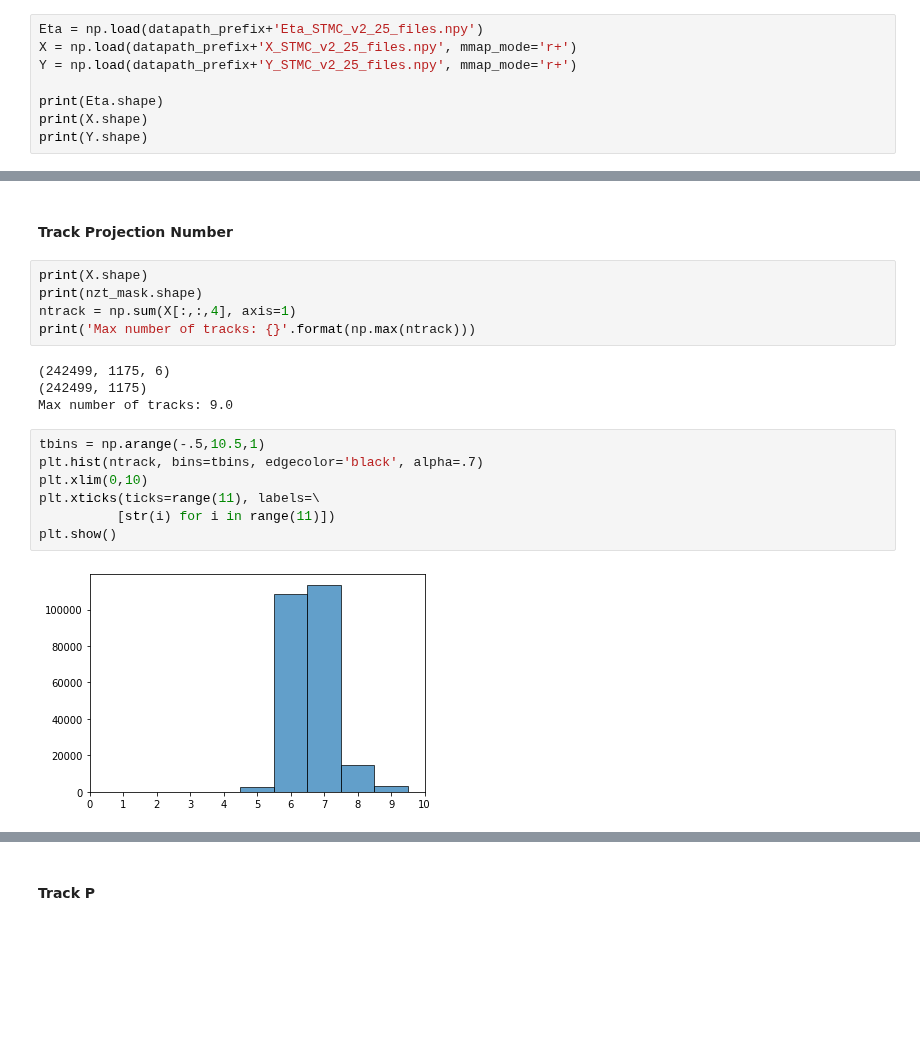
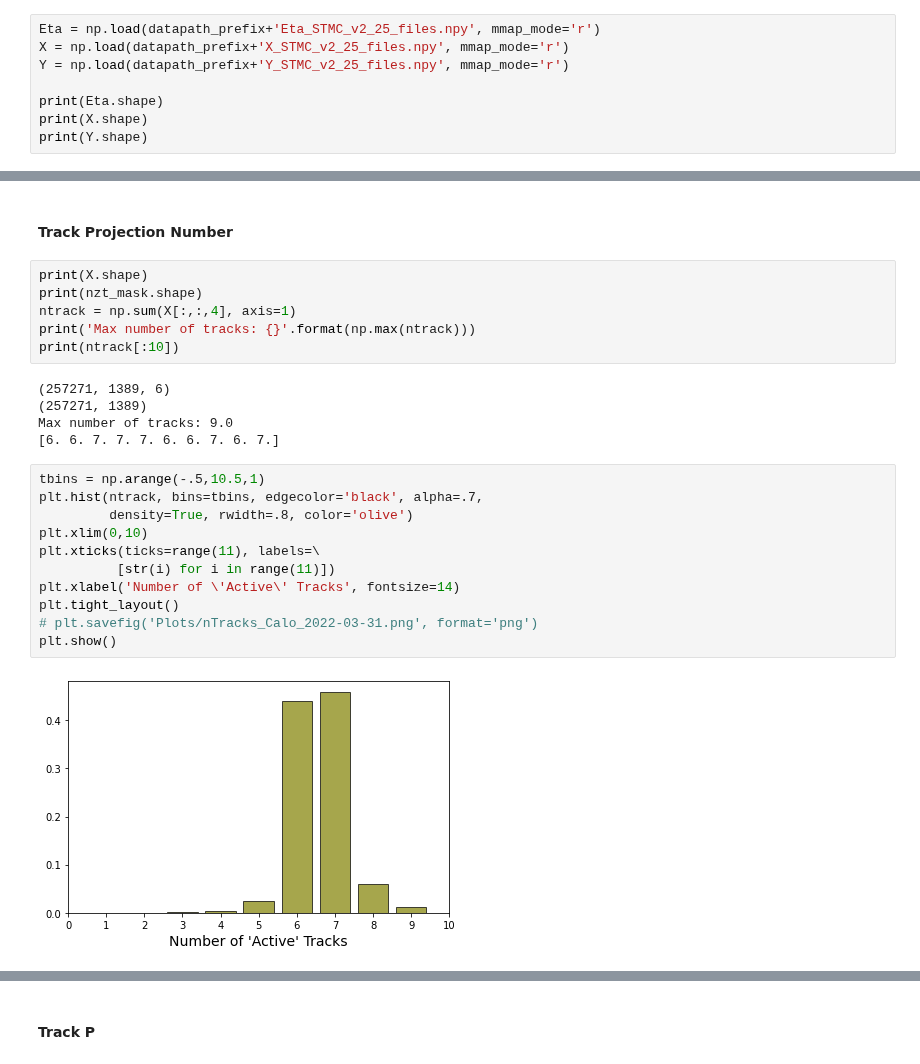
Before and after one commit to russbate42/UBCPionML, a Jupyter notebook: clusters/RegressionDataPlots.ipynb, the cells around one changed output, grey strips where cells are left out. Saved outputs shown, nothing was run; the diff lists cells and outputs as text; blank space fills up the shorter version.

```diff
--- a/clusters/RegressionDataPlots.ipynb
+++ b/clusters/RegressionDataPlots.ipynb
@@ -18,9 +20,9 @@ Uproot version: 4.1.8
 # %%
 datapath_prefix = '/data/atlas/rbate/'
 # %%
-Eta = np.load(datapath_prefix+'Eta_STMC_v2_25_files.npy')
-X = np.load(datapath_prefix+'X_STMC_v2_25_files.npy', mmap_mode='r+')
-Y = np.load(datapath_prefix+'Y_STMC_v2_25_files.npy', mmap_mode='r+')
+Eta = np.load(datapath_prefix+'Eta_STMC_v2_25_files.npy', mmap_mode='r')
+X = np.load(datapath_prefix+'X_STMC_v2_25_files.npy', mmap_mode='r')
+Y = np.load(datapath_prefix+'Y_STMC_v2_25_files.npy', mmap_mode='r')
 
 print(Eta.shape)
 print(X.shape)
@@ -121,17 +123,23 @@ print(X.shape)
 print(nzt_mask.shape)
 ntrack = np.sum(X[:,:,4], axis=1)
 print('Max number of tracks: {}'.format(np.max(ntrack)))
+print(ntrack[:10])
 # %% [output]
-(242499, 1175, 6)
-(242499, 1175)
+(257271, 1389, 6)
+(257271, 1389)
 Max number of tracks: 9.0
+[6. 6. 7. 7. 7. 6. 6. 7. 6. 7.]
 # %%
 tbins = np.arange(-.5,10.5,1)
-plt.hist(ntrack, bins=tbins, edgecolor='black', alpha=.7)
+plt.hist(ntrack, bins=tbins, edgecolor='black', alpha=.7,
+         density=True, rwidth=.8, color='olive')
 plt.xlim(0,10)
 plt.xticks(ticks=range(11), labels=\
           [str(i) for i in range(11)])
+plt.xlabel('Number of \'Active\' Tracks', fontsize=14)
+plt.tight_layout()
+# plt.savefig('Plots/nTracks_Calo_2022-03-31.png', format='png')
 plt.show()
 # %% [output]
-[figure, old version]
+[figure, new version]
 # %%
```
Also changed, not shown: parts of 33 cells of this notebook, 20 other files.
